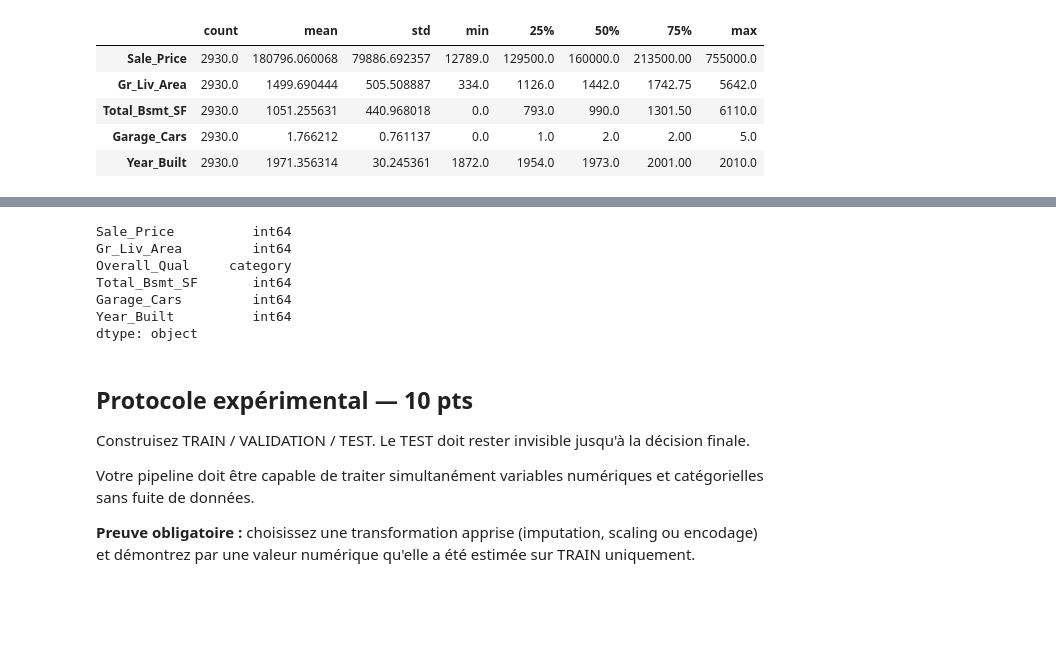
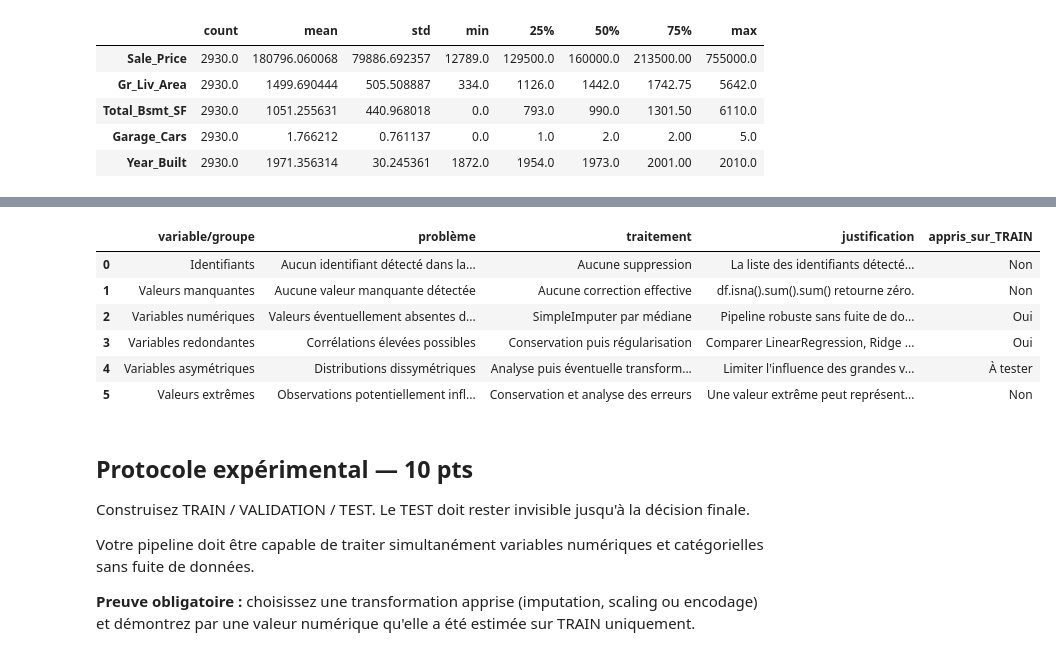
Before and after one commit to hamzabouhouch1003/Training01, a Jupyter notebook: Jour2/PACK_4_TP_NOTES_IA_4A_OPTION_DEVELOPPEUR/TP_NOTE_S3_REGRESSION_AMES_USA.ipynb, the cells around one changed output, grey strips where cells are left out. Saved outputs shown, nothing was run; the diff lists cells and outputs as text; code cells hidden in the pictures; blank space fills up the shorter version.

```diff
--- a/Jour2/PACK_4_TP_NOTES_IA_4A_OPTION_DEVELOPPEUR/TP_NOTE_S3_REGRESSION_AMES_USA.ipynb
+++ b/Jour2/PACK_4_TP_NOTES_IA_4A_OPTION_DEVELOPPEUR/TP_NOTE_S3_REGRESSION_AMES_USA.ipynb
@@ -739,12 +734,0 @@ TypeError: ufunc 'divide' not supported for the input types, and the inputs coul
-# %%
-df[
-    variables_influentes
-].dtypes
-# %% [output]
-Sale_Price          int64
-Gr_Liv_Area         int64
-Overall_Qual     category
-Total_Bsmt_SF       int64
-Garage_Cars         int64
-Year_Built          int64
-dtype: object
@@ -751,3 +751,70 @@ dtype: object
+# %%
+decisions_audit = pd.DataFrame([
+    {
+        "variable/groupe": "Identifiants",
+        "problème": "Aucun identifiant détecté dans la version OpenML",
+        "traitement": "Aucune suppression",
+        "justification": (
+            "La liste des identifiants détectés est vide."
+        ),
+        "appris_sur_TRAIN": "Non"
+    },
+    {
+        "variable/groupe": "Valeurs manquantes",
+        "problème": "Aucune valeur manquante détectée",
+        "traitement": "Aucune correction effective",
+        "justification": (
+            "df.isna().sum().sum() retourne zéro."
+        ),
+        "appris_sur_TRAIN": "Non"
+    },
+    {
+        "variable/groupe": "Variables numériques",
+        "problème": "Valeurs éventuellement absentes dans de futures données",
+        "traitement": "SimpleImputer par médiane",
+        "justification": (
+            "Pipeline robuste sans fuite de données."
+        ),
+        "appris_sur_TRAIN": "Oui"
+    },
+    {
+        "variable/groupe": "Variables redondantes",
+        "problème": "Corrélations élevées possibles",
+        "traitement": "Conservation puis régularisation",
+        "justification": (
+            "Comparer LinearRegression, Ridge et Lasso."
+        ),
+        "appris_sur_TRAIN": "Oui"
+    },
+    {
+        "variable/groupe": "Variables asymétriques",
+        "problème": "Distributions dissymétriques",
+        "traitement": "Analyse puis éventuelle transformation logarithmique",
+        "justification": (
+            "Limiter l'influence des grandes valeurs."
+        ),
+        "appris_sur_TRAIN": "À tester"
+    },
+    {
+        "variable/groupe": "Valeurs extrêmes",
+        "problème": "Observations potentiellement influentes",
+        "traitement": "Conservation et analyse des erreurs",
+        "justification": (
+            "Une valeur extrême peut représenter une vraie maison atypique."
+        ),
+        "appris_sur_TRAIN": "Non"
+    }
+])
+
+decisions_audit
+# %% [output]
+|  | variable/groupe | problème | traitement | justification | appris_sur_TRAIN |
+| 0 | Identifiants | Aucun identifiant détecté dans la... | Aucune suppression | La liste des identifiants détecté... | Non |
+| 1 | Valeurs manquantes | Aucune valeur manquante détectée | Aucune correction effective | df.isna().sum().sum() retourne zéro. | Non |
+| 2 | Variables numériques | Valeurs éventuellement absentes d... | SimpleImputer par médiane | Pipeline robuste sans fuite de do... | Oui |
+| 3 | Variables redondantes | Corrélations élevées possibles | Conservation puis régularisation | Comparer LinearRegression, Ridge ... | Oui |
+| 4 | Variables asymétriques | Distributions dissymétriques | Analyse puis éventuelle transform... | Limiter l'influence des grandes v... | À tester |
+| 5 | Valeurs extrêmes | Observations potentiellement infl... | Conservation et analyse des erreurs | Une valeur extrême peut représent... | Non |
 # %% [markdown]
 ## Protocole expérimental — 10 pts
 
```
Also changed, not shown: parts of 21 cells of this notebook.
